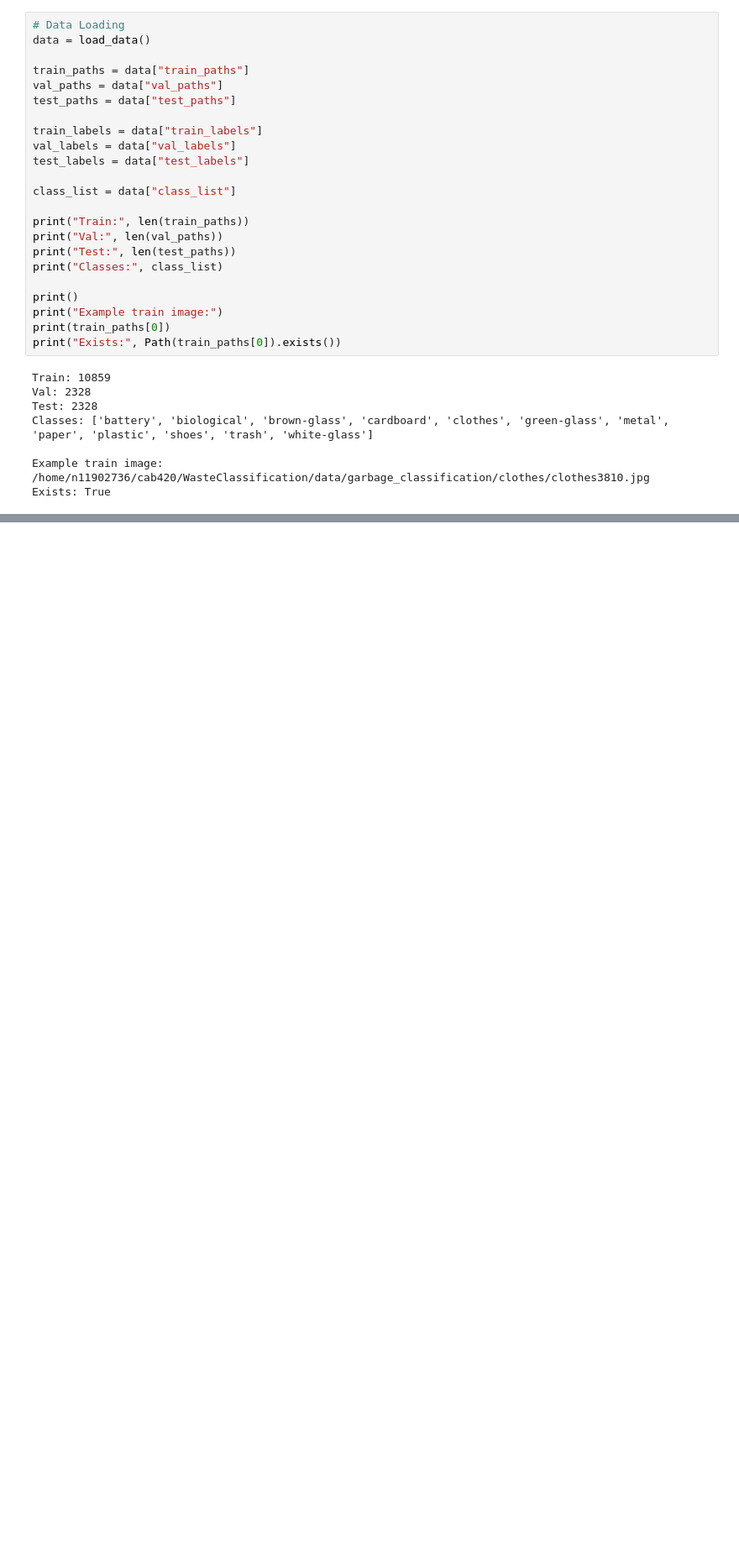
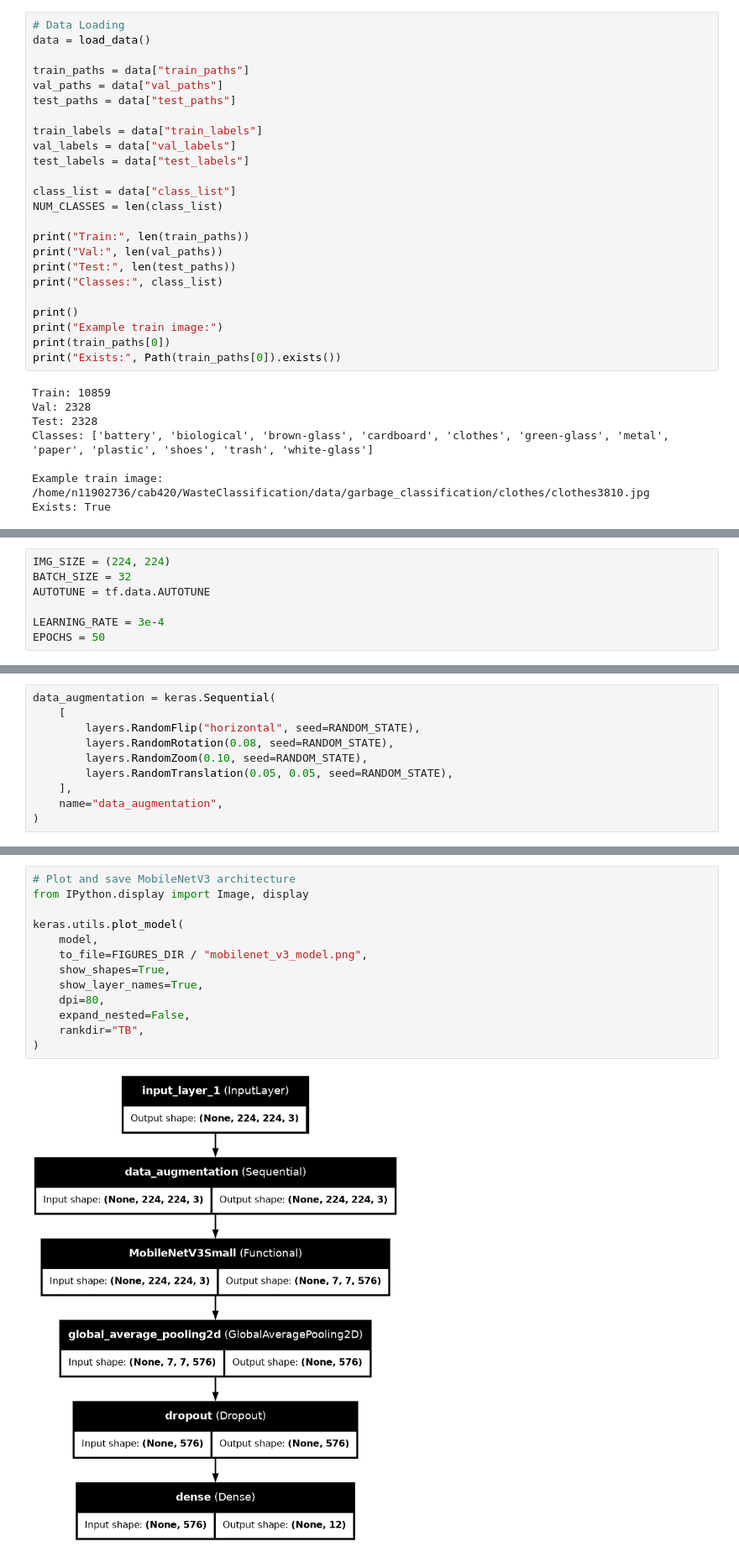
Before and after one commit to TheoD20/Waste-Classification-ML, a Jupyter notebook: transformer/transformer_model.ipynb, the cells around one changed output, grey strips where cells are left out. Shown at 84% size. Drawn from its saved outputs; the diff is of its cells as text; blank space fills up the shorter version.

```diff
--- a/transformer/transformer_model.ipynb
+++ b/transformer/transformer_model.ipynb
@@ -51,6 +65,7 @@ val_labels = data["val_labels"]
 test_labels = data["test_labels"]
 
 class_list = data["class_list"]
+NUM_CLASSES = len(class_list)
 
 print("Train:", len(train_paths))
 print("Val:", len(val_paths))
@@ -72,0 +144,7 @@ Exists: True
+# %%
+IMG_SIZE = (224, 224)
+BATCH_SIZE = 32
+AUTOTUNE = tf.data.AUTOTUNE
+
+LEARNING_RATE = 3e-4
+EPOCHS = 50
@@ -72,0 +198,10 @@ Exists: True
+# %%
+data_augmentation = keras.Sequential(
+    [
+        layers.RandomFlip("horizontal", seed=RANDOM_STATE),
+        layers.RandomRotation(0.08, seed=RANDOM_STATE),
+        layers.RandomZoom(0.10, seed=RANDOM_STATE),
+        layers.RandomTranslation(0.05, 0.05, seed=RANDOM_STATE),
+    ],
+    name="data_augmentation",
+)
@@ -72,0 +270,15 @@ Exists: True
+# %%
+# Plot and save MobileNetV3 architecture
+from IPython.display import Image, display
+
+keras.utils.plot_model(
+    model,
+    to_file=FIGURES_DIR / "mobilenet_v3_model.png",
+    show_shapes=True,
+    show_layer_names=True,
+    dpi=80,
+    expand_nested=False,
+    rankdir="TB",
+)
+# %% [output]
+[figure, added]
```
Also changed, not shown: parts of 21 cells of this notebook, 9 other files.
